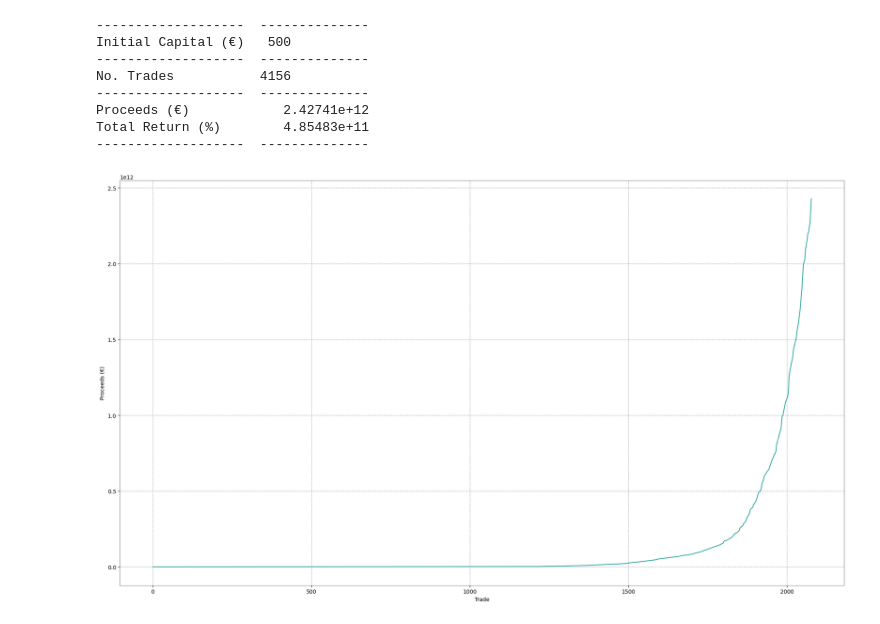
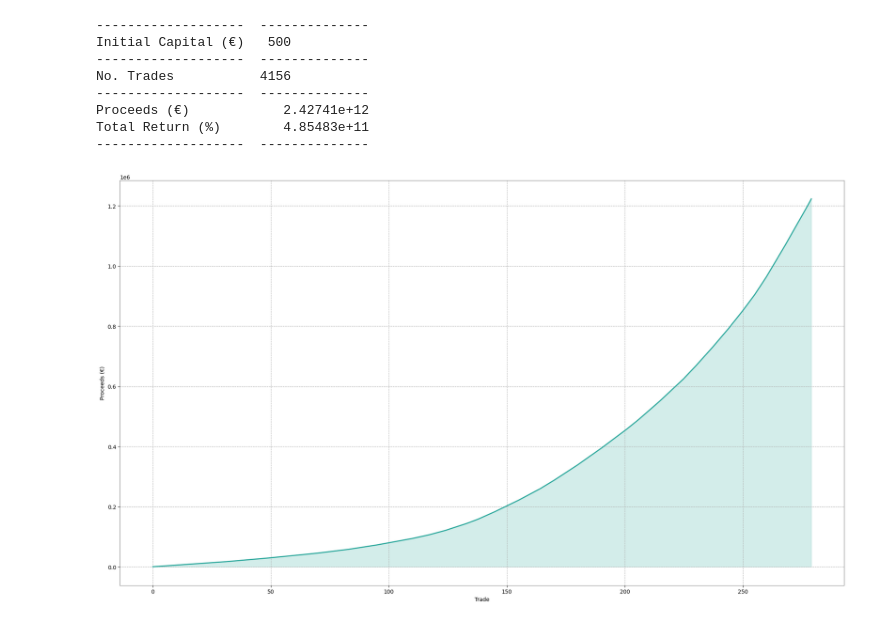
Before and after one commit to vanesterik/fart, a Jupyter notebook: notebooks/exploratory_data_analysis.ipynb, the cells around one changed output. Drawn from its saved outputs; the diff is of its cells as text; code cells hidden in the pictures.

```diff
--- a/notebooks/exploratory_data_analysis.ipynb
+++ b/notebooks/exploratory_data_analysis.ipynb
@@ -84,18 +86,26 @@ trades = pl.DataFrame(
 )
 # %%
 # Visualize proceeds
-proceeds = trades.filter(pl.col(fn.ACTION) == -1).select(fn.PROCEEDS)
+proceeds = (
+    trades.filter(pl.col(fn.ACTION) == -1)
+    .select(fn.PROCEEDS)
+    .head(280)
+    .to_numpy()
+    .cumsum()
+)
+index = np.arange(len(proceeds))
 
 fig, ax = plt.subplots(figsize=(24, 13.5))
 
-ax.plot(proceeds.to_numpy(), color=co.PERSIAN_GREEN_MAIN)
+ax.plot(index, proceeds, color=co.PERSIAN_GREEN_MAIN, linewidth=2)
+ax.fill_between(index, proceeds, alpha=0.2, color=co.PERSIAN_GREEN_MAIN)
 
 ax.set_ylabel(f"{fn.PROCEEDS} (€)")
 ax.set_xlabel("Trade")
 
 plt.show()
 # %% [output]
-[figure, old version]
+[figure, new version]
 # %%
 # Caclulate profit/loss for each trade
 exits = trades.filter(pl.col(fn.ACTION) == -1)
```
Also changed, not shown: parts of 3 cells of this notebook, 6 other files.
